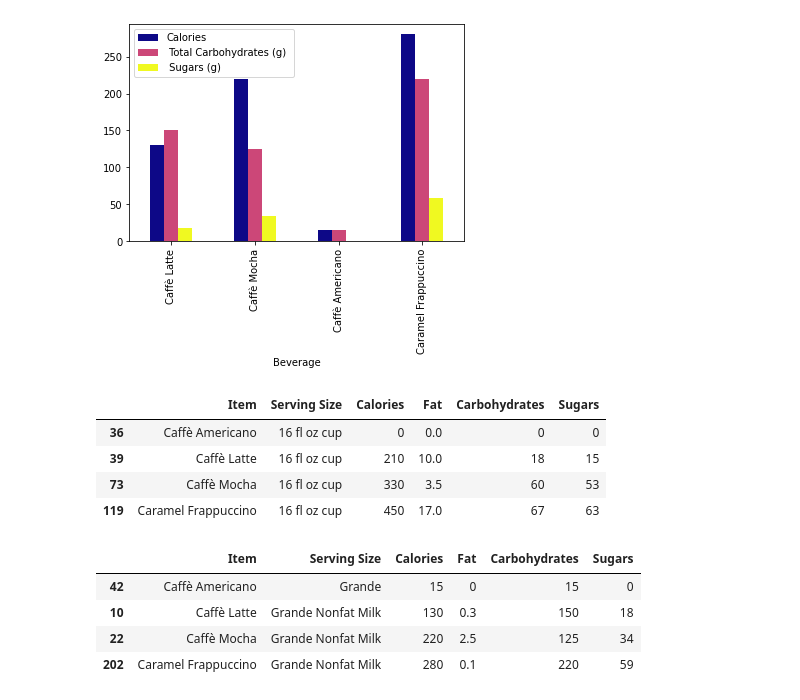
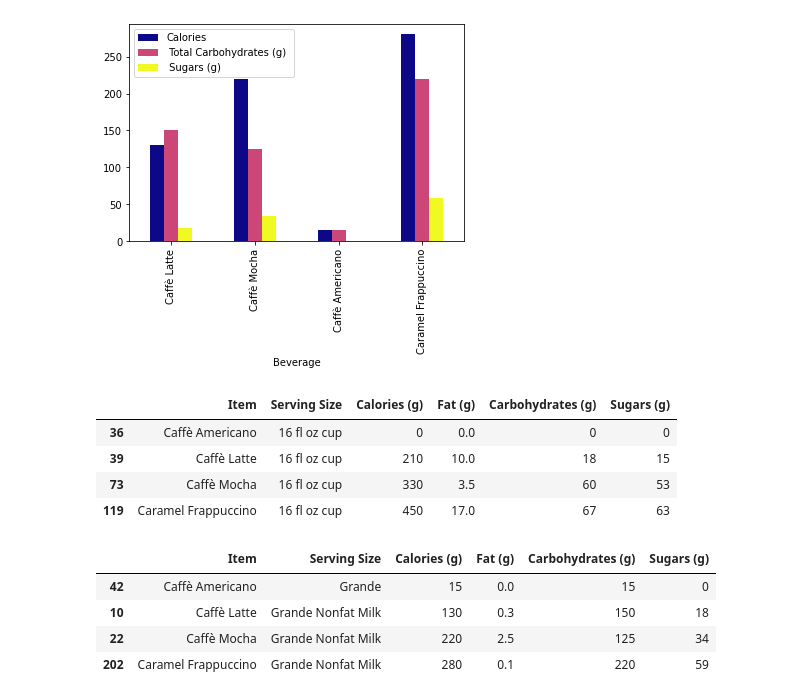
Before and after one commit to khp2906/ds_1300_notebooks, a Jupyter notebook: project/project.ipynb, the cells around one changed output. Saved outputs shown, nothing was run; the diff lists cells and outputs as text; code cells hidden in the pictures.

```diff
--- a/project/project.ipynb
+++ b/project/project.ipynb
@@ -299,10 +299,13 @@ stb5.plot.bar(x='Beverage',  y=['Calories', ' Total Fat (g)', ' Total Carbohydra
 [figure]
 # %%
 mcd5 = mcd4.drop(columns=['Category', 'Protein'])
-mcd6 = mcd5.rename(columns={"Total Fat": "Fat"})
+mcd6 = mcd5.rename(columns={"Calories": "Calories (g)", "Total Fat": "Fat (g)", "Carbohydrates": "Carbohydrates (g)",
+                            "Sugars": "Sugars (g)"})
 mcd6
+mcd6['Fat (g)'] = mcd6['Fat (g)'].astype(float)
+mcd6
 # %% [output]
-|  | Item | Serving Size | Calories | Fat | Carbohydrates | Sugars |
+|  | Item | Serving Size | Calories (g) | Fat (g) | Carbohydrates (g) | Sugars (g) |
 | 36 | Caffè Americano | 16 fl oz cup | 0 | 0.0 | 0 | 0 |
 | 39 | Caffè Latte | 16 fl oz cup | 210 | 10.0 | 18 | 15 |
 | 73 | Caffè Mocha | 16 fl oz cup | 330 | 3.5 | 60 | 53 |
@@ -311,12 +314,14 @@ mcd6
 stb5
 stb6 = stb5.reindex([42, 10, 22, 202])
 stb7 = stb6.drop(columns=['Beverage_category', ' Sodium (mg)'])
-stb8 = stb7.rename(columns={"Beverage": "Item", "Beverage_prep": "Serving Size", " Total Fat (g)": "Fat",
-                            " Total Carbohydrates (g) ": "Carbohydrates", " Sugars (g)": "Sugars"})
+stb8 = stb7.rename(columns={"Beverage": "Item", "Beverage_prep": "Serving Size", "Calories": "Calories (g)",
+                            " Total Fat (g)": "Fat (g)", " Total Carbohydrates (g) ": "Carbohydrates (g)",
+                            " Sugars (g)": "Sugars (g)"})
+stb8['Fat (g)'] = stb8['Fat (g)'].astype(float)
 stb8
 # %% [output]
-|  | Item | Serving Size | Calories | Fat | Carbohydrates | Sugars |
-| 42 | Caffè Americano | Grande | 15 | 0 | 15 | 0 |
+|  | Item | Serving Size | Calories (g) | Fat (g) | Carbohydrates (g) | Sugars (g) |
+| 42 | Caffè Americano | Grande | 15 | 0.0 | 15 | 0 |
 | 10 | Caffè Latte | Grande Nonfat Milk | 130 | 0.3 | 150 | 18 |
 | 22 | Caffè Mocha | Grande Nonfat Milk | 220 | 2.5 | 125 | 34 |
 | 202 | Caramel Frappuccino | Grande Nonfat Milk | 280 | 0.1 | 220 | 59 |
```
Also changed, not shown: parts of 1 cell of this notebook.
